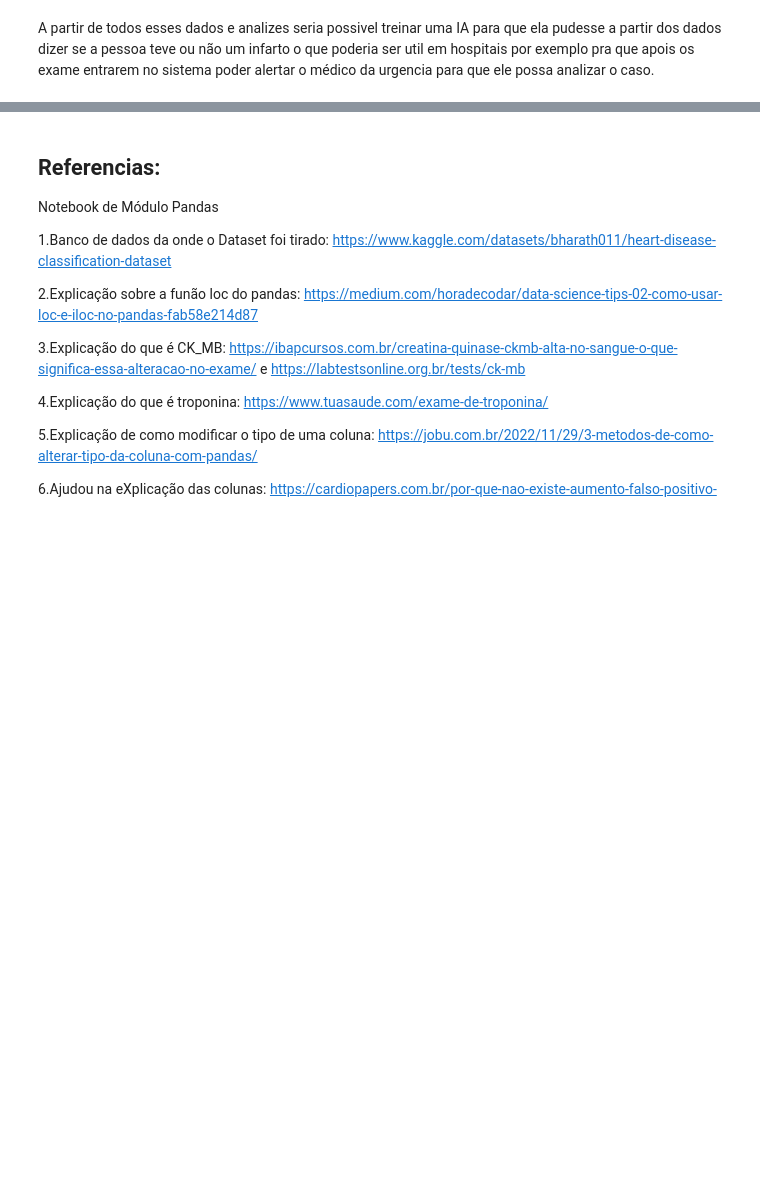
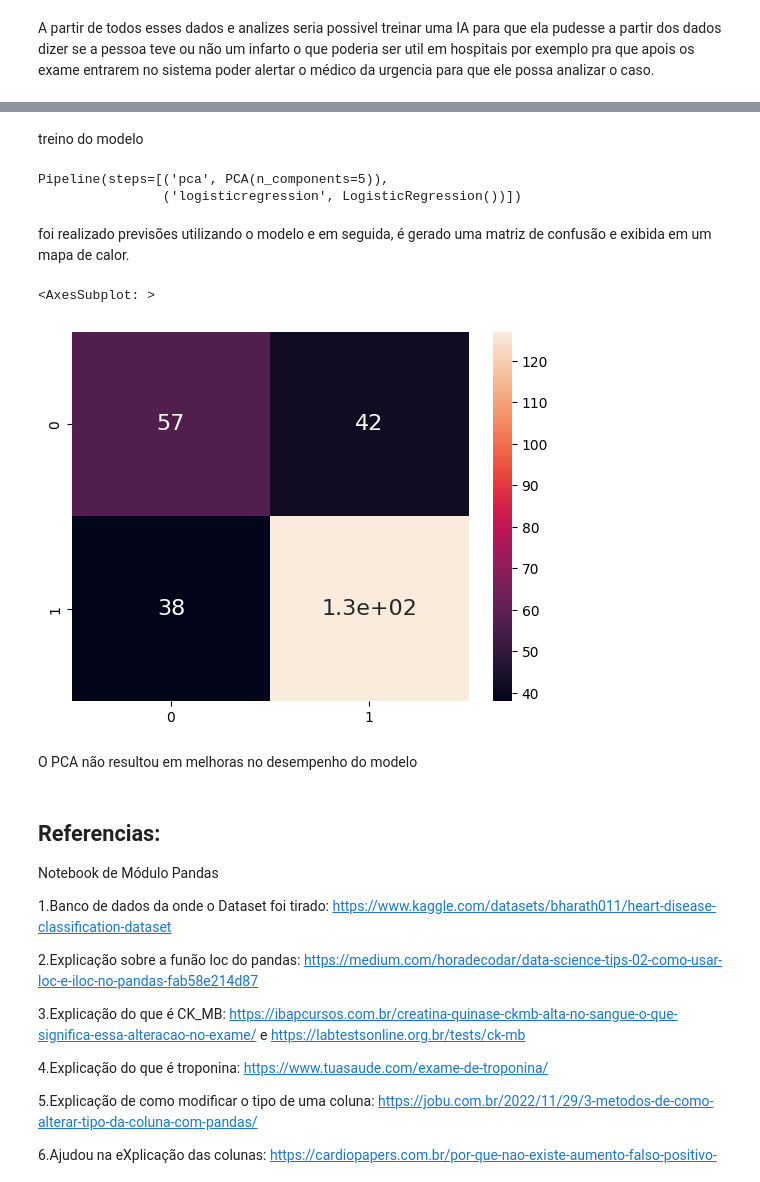
Before and after one commit to KayllanyLara/androlenda, a Jupyter notebook: Trabalho Final.ipynb, the cells around one changed output, grey strips where cells are left out. Drawn from its saved outputs; the diff is of its cells as text; code cells hidden in the pictures; blank space fills up the shorter version.

```diff
--- a/Trabalho Final.ipynb
+++ b/Trabalho Final.ipynb
@@ -273,3 +502,33 @@ sns.heatmap(Data_conf, annot=True, annot_kws={"size": 16})
+# %%
+NUM_COMPONENTES = 5
+
+modelopca = make_pipeline(
+    PCA(NUM_COMPONENTES),
+    LogisticRegression(),
+)
+# %% [markdown]
+treino do modelo
+# %%
+modelopca.fit(Xtr,Ytr)
+# %% [output]
+Pipeline(steps=[('pca', PCA(n_components=5)),
+                ('logisticregression', LogisticRegression())])
+# %% [markdown]
+foi realizado previsões utilizando o modelo  e em seguida, é gerado uma matriz de confusão e exibida em um mapa de calor.
+# %%
+y_verdadeiro = Yts
+y_previsao = modelopca.predict(Xts)
+
+matriz_conf = confusion_matrix(y_verdadeiro, y_previsao)
+
+df_conf = pd.DataFrame(matriz_conf)
+
+sns.heatmap(df_conf, annot=True, annot_kws={"size": 16})
+# %% [output]
+<AxesSubplot: >
+[figure, added]
+# %% [markdown]
+O PCA não resultou em melhoras no desempenho do modelo
 # %% [markdown]
 ## Referencias:
 
```
Also changed, not shown: parts of 32 cells of this notebook.
